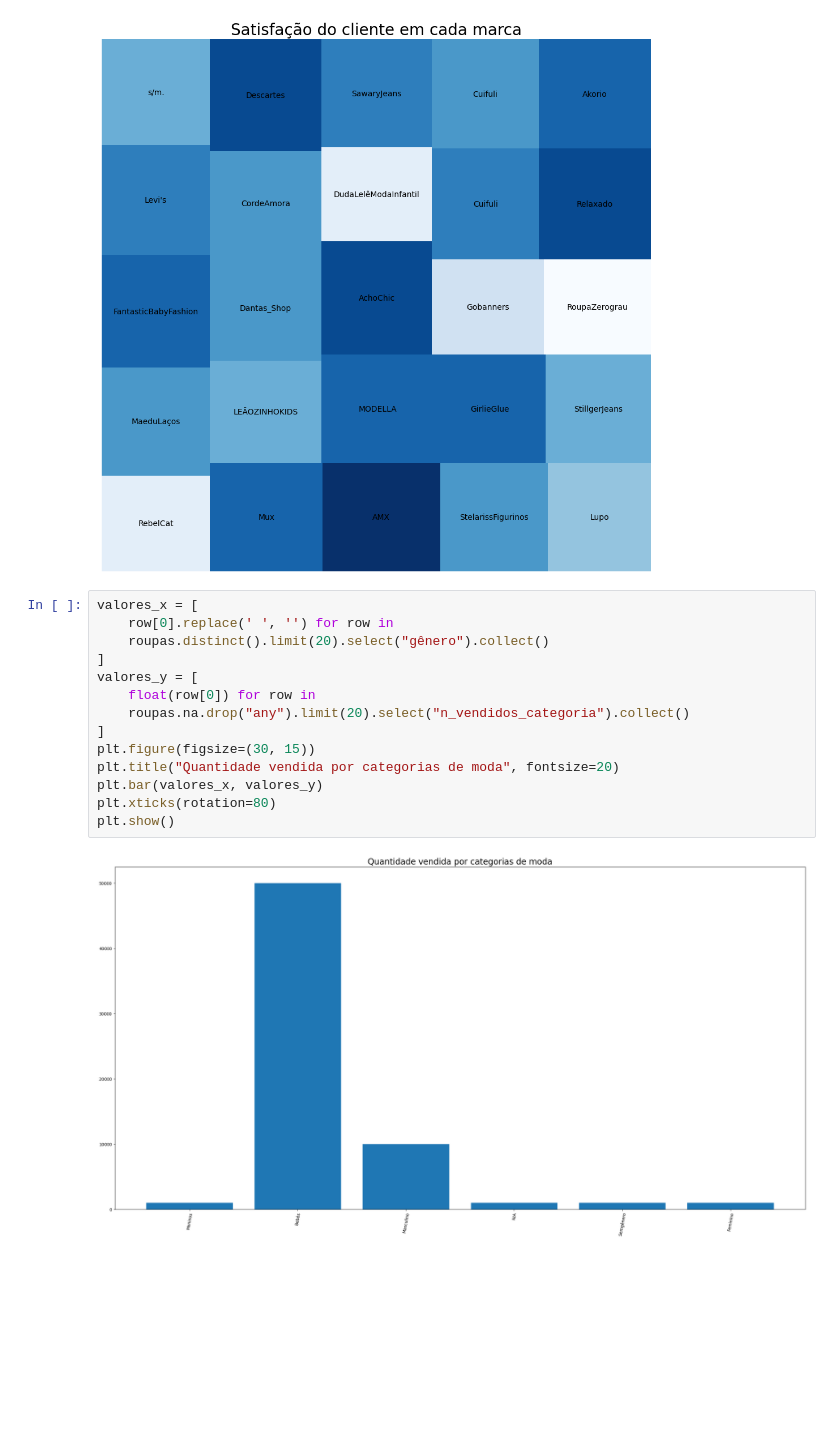
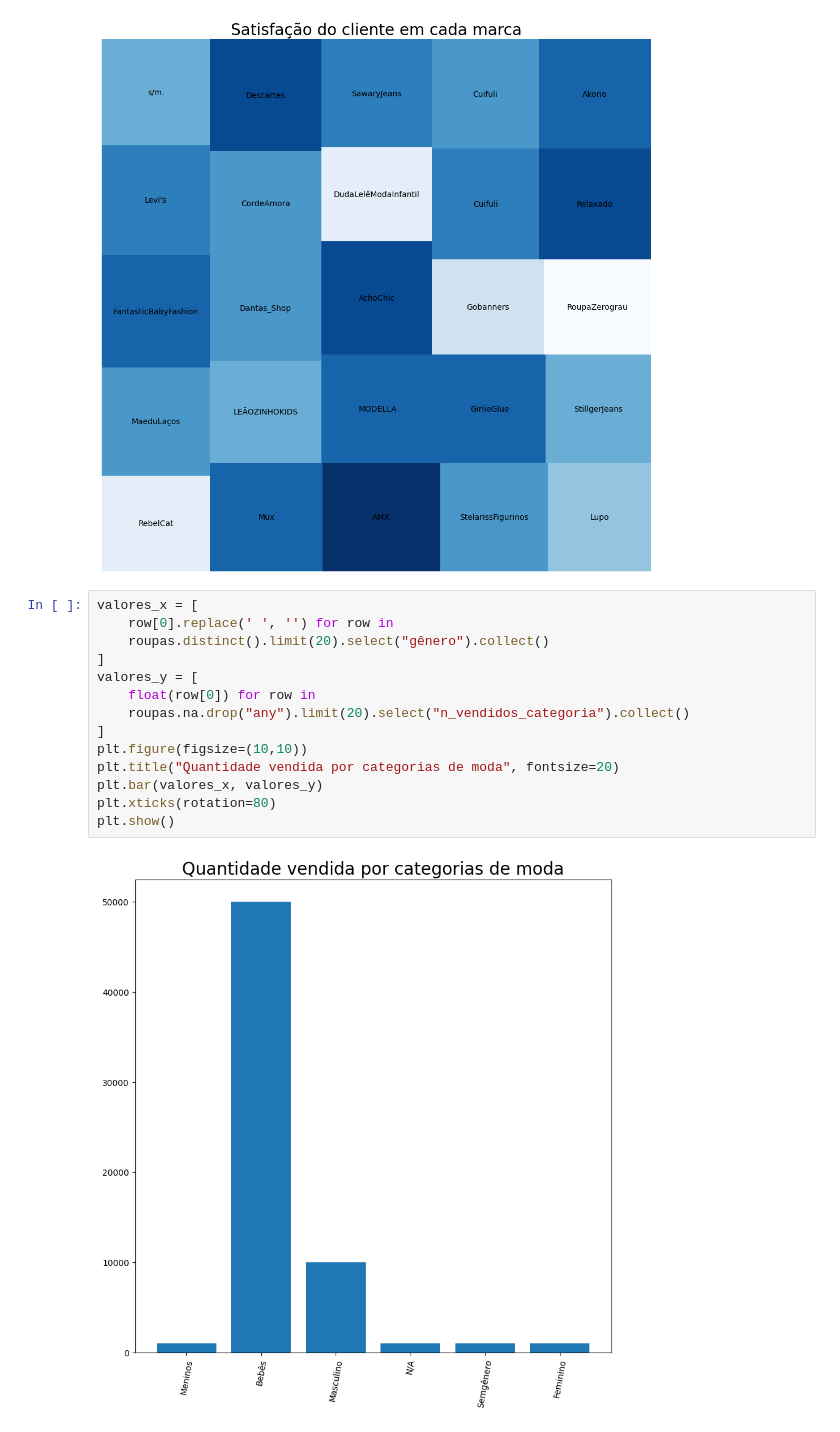
Before and after one commit to ThiagoKS-7/a3-analise-e-bigdata, a Jupyter notebook: a3-analise-dado.ipynb, the cells around one changed output. Cells and saved outputs as stored; diff of their text form; blank space fills up the shorter version.

```diff
--- a/a3-analise-dado.ipynb
+++ b/a3-analise-dado.ipynb
@@ -177,19 +190,19 @@ plt.tight_layout()
 # %%
 valores_x = [
     row[0].replace(' ', '') for row in
     roupas.distinct().limit(20).select("gênero").collect()
 ]
 valores_y = [
     float(row[0]) for row in
     roupas.na.drop("any").limit(20).select("n_vendidos_categoria").collect()
 ]
-plt.figure(figsize=(30, 15))
+plt.figure(figsize=(10,10))
 plt.title("Quantidade vendida por categorias de moda", fontsize=20)
 plt.bar(valores_x, valores_y)
 plt.xticks(rotation=80)
 plt.show()
 # %% [output]
-[figure, old version]
+[figure, new version]
 # %%
 import matplotlib
 import squarify
```
Also changed, not shown: parts of 3 cells of this notebook.
